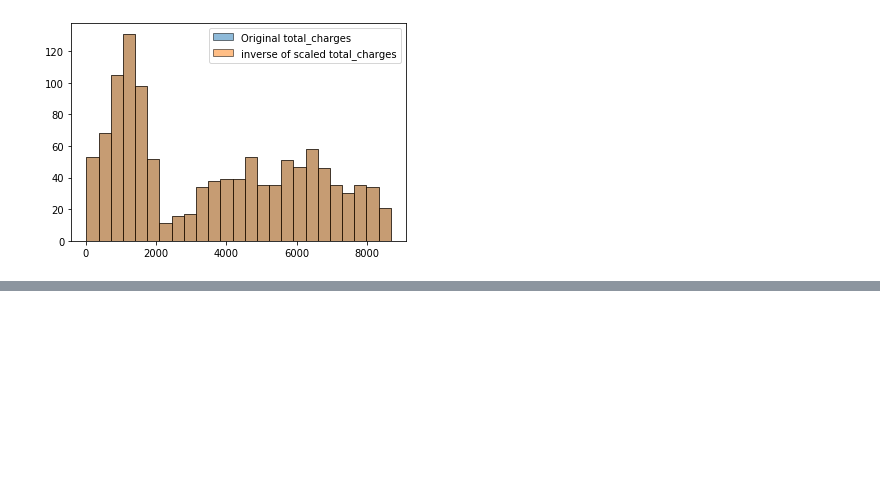
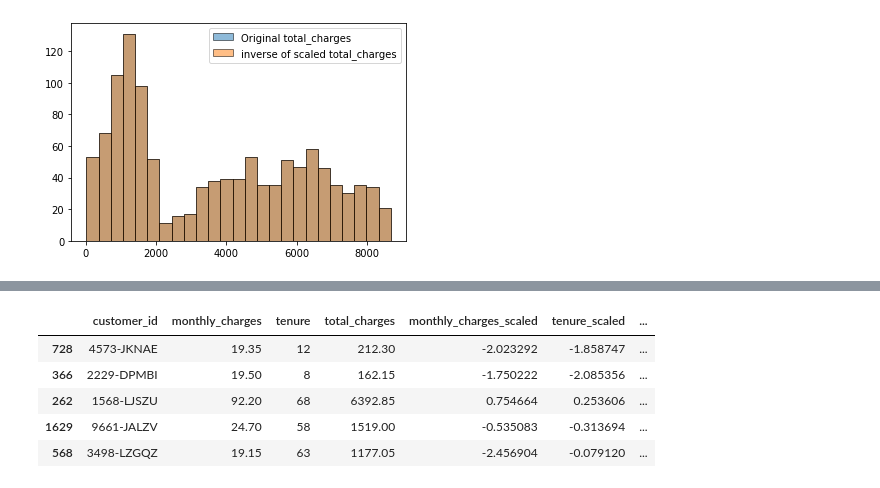
Before and after one commit to Yongliang-Shi/regression-exercises, a Jupyter notebook: scaling.ipynb, the cells around one changed output, grey strips where cells are left out. Saved outputs shown, nothing was run; the diff lists cells and outputs as text; code cells hidden in the pictures; blank space fills up the shorter version.

```diff
--- a/scaling.ipynb
+++ b/scaling.ipynb
@@ -400,0 +433,9 @@ plt.legend()
+# %%
+train_quantile.head()
+# %% [output]
+|  | customer_id | monthly_charges | tenure | total_charges | monthly_charges_scaled | tenure_scaled | ... |
+| 728 | 4573-JKNAE | 19.35 | 12 | 212.30 | -2.023292 | -1.858747 | ... |
+| 366 | 2229-DPMBI | 19.50 | 8 | 162.15 | -1.750222 | -2.085356 | ... |
+| 262 | 1568-LJSZU | 92.20 | 68 | 6392.85 | 0.754664 | 0.253606 | ... |
+| 1629 | 9661-JALZV | 24.70 | 58 | 1519.00 | -0.535083 | -0.313694 | ... |
+| 568 | 3498-LZGQZ | 19.15 | 63 | 1177.05 | -2.456904 | -0.079120 | ... |
```
Also changed, not shown: parts of 11 cells of this notebook.
